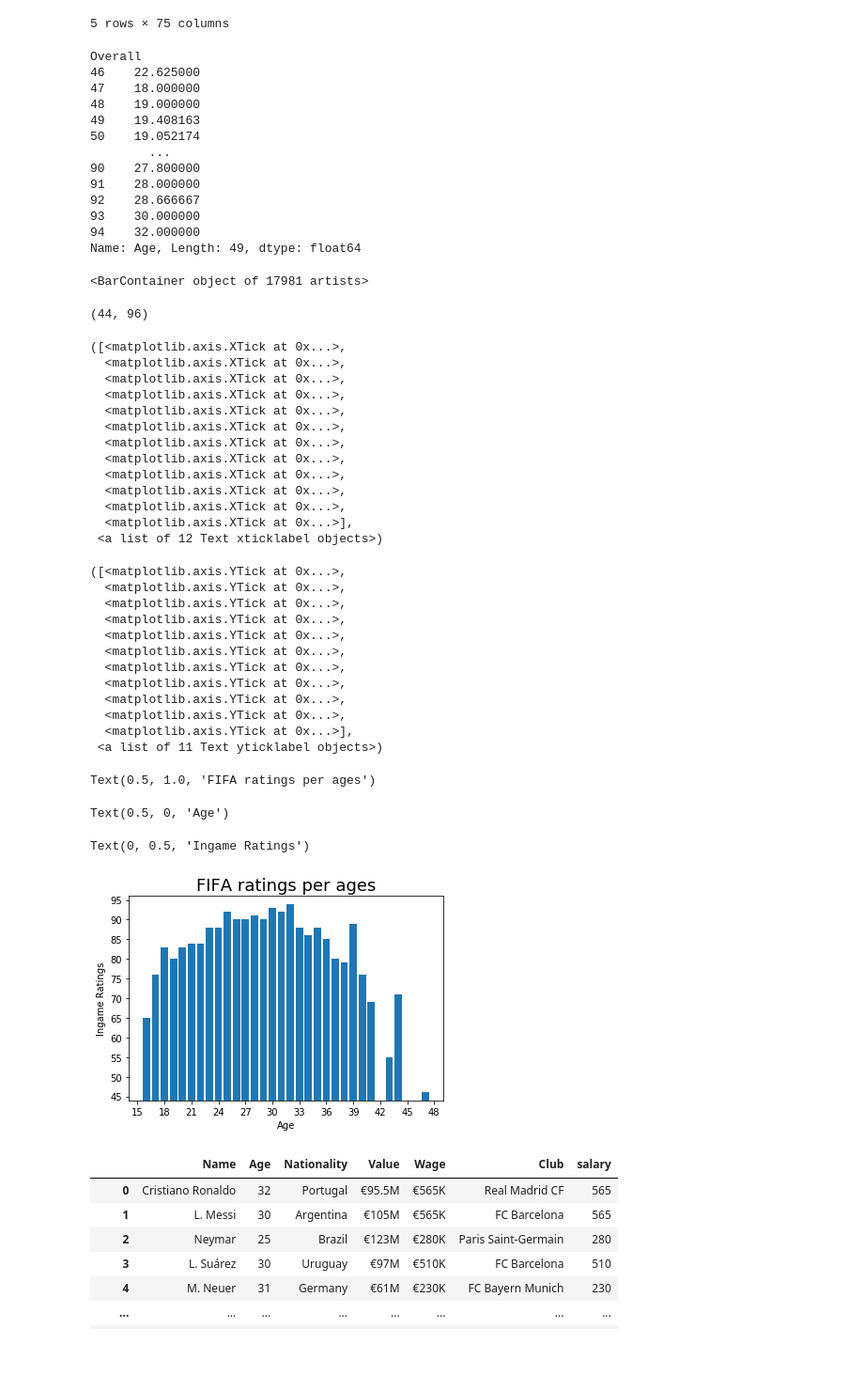
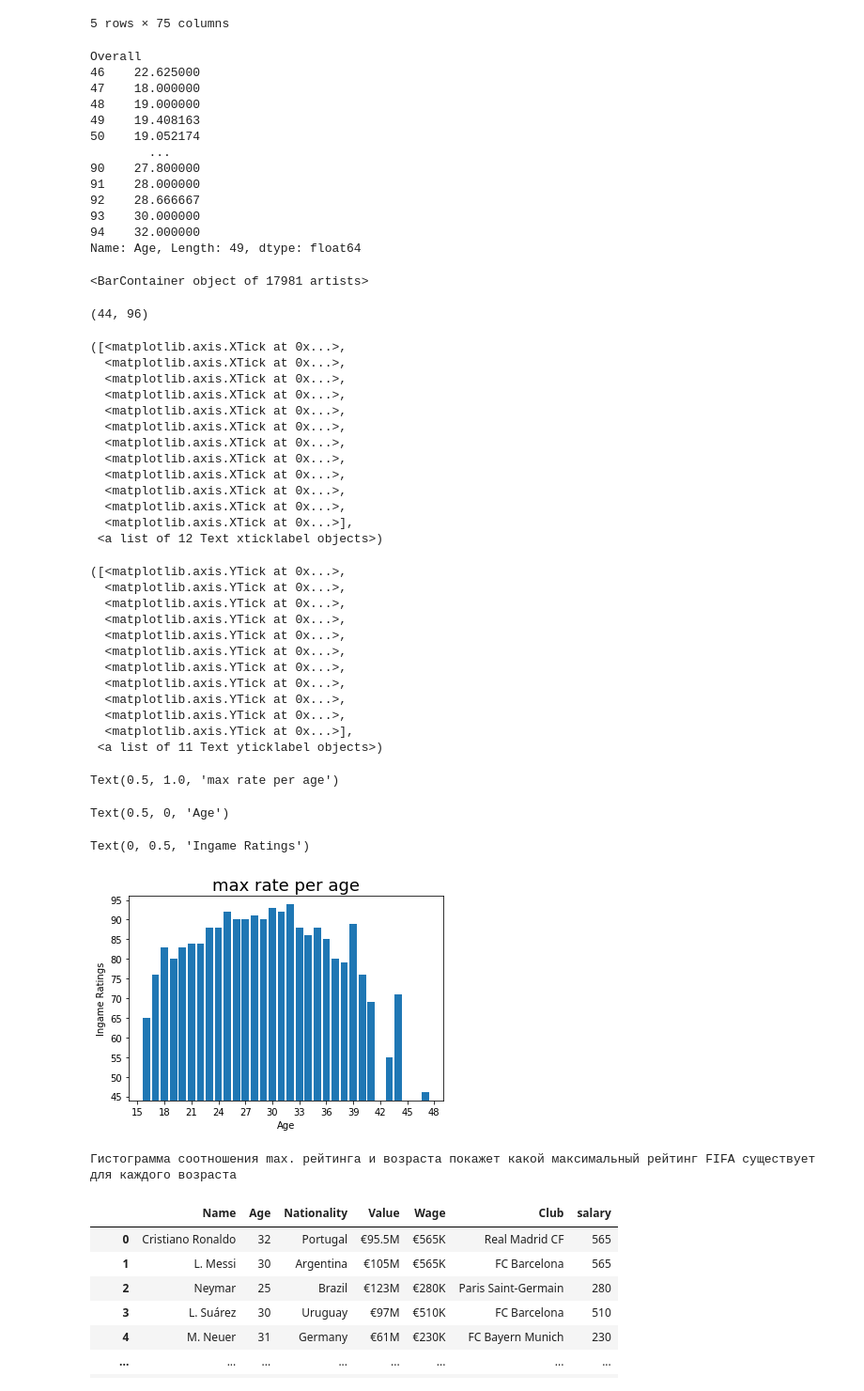
Before and after one commit to syth0le/MIPT.Python, a Jupyter notebook: Course_4/FIFA_matplotlib.ipynb, the cells around one changed output. Shown at 94% size. Cells and saved outputs as stored; diff of their text form; code cells hidden in the pictures; blank space fills up the shorter version.

Commit message:
full FIFA update

```diff
--- a/Course_4/FIFA_matplotlib.ipynb
+++ b/Course_4/FIFA_matplotlib.ipynb
@@ -21,10 +20,11 @@ ax.bar(df["Age"], df["Overall"])
 plt.ylim(44, 96)
 plt.xticks(range(15, 49, 3))
 plt.yticks(range(45, 96, 5))
-ax.set_title("FIFA ratings per ages", fontdict={"fontsize": 18})
+ax.set_title("max rate per age", fontdict={"fontsize": 18})
 ax.set_xlabel("Age")
 ax.set_ylabel("Ingame Ratings")
 plt.show()
+print("Гистограмма соотношения max. рейтинга и возраста покажет какой максимальный рейтинг FIFA существует для каждого возраста")
 # %% [output]
 Overall
 46    22.625000
@@ -41,35 +41,36 @@ Overall
 Name: Age, Length: 49, dtype: float64
 <BarContainer object of 17981 artists>
 (44, 96)
 ([<matplotlib.axis.XTick at 0x...>,
   <matplotlib.axis.XTick at 0x...>,
   <matplotlib.axis.XTick at 0x...>,
   <matplotlib.axis.XTick at 0x...>,
   <matplotlib.axis.XTick at 0x...>,
   <matplotlib.axis.XTick at 0x...>,
   <matplotlib.axis.XTick at 0x...>,
   <matplotlib.axis.XTick at 0x...>,
   <matplotlib.axis.XTick at 0x...>,
   <matplotlib.axis.XTick at 0x...>,
   <matplotlib.axis.XTick at 0x...>,
   <matplotlib.axis.XTick at 0x...>],
  <a list of 12 Text xticklabel objects>)
 ([<matplotlib.axis.YTick at 0x...>,
   <matplotlib.axis.YTick at 0x...>,
   <matplotlib.axis.YTick at 0x...>,
   <matplotlib.axis.YTick at 0x...>,
   <matplotlib.axis.YTick at 0x...>,
   <matplotlib.axis.YTick at 0x...>,
   <matplotlib.axis.YTick at 0x...>,
   <matplotlib.axis.YTick at 0x...>,
   <matplotlib.axis.YTick at 0x...>,
   <matplotlib.axis.YTick at 0x...>,
   <matplotlib.axis.YTick at 0x...>],
  <a list of 11 Text yticklabel objects>)
-Text(0.5, 1.0, 'FIFA ratings per ages')
+Text(0.5, 1.0, 'max rate per age')
 Text(0.5, 0, 'Age')
 Text(0, 0.5, 'Ingame Ratings')
-[figure, old version]
+[figure, new version]
+Гистограмма соотношения max. рейтинга и возраста покажет какой максимальный рейтинг FIFA существует для каждого возраста
 # %%
 top_clubs = ["Juventus", "Real Madrid CF", "FC Bayern Munich", "FC Barcelona", "Paris Saint-Germain",
              "Chelsea", "Manchester United", "Manchester City", "Arsenal", "Atlético Madrid"]
```
Also changed, not shown: parts of 2 cells of this notebook, 1 other file.
